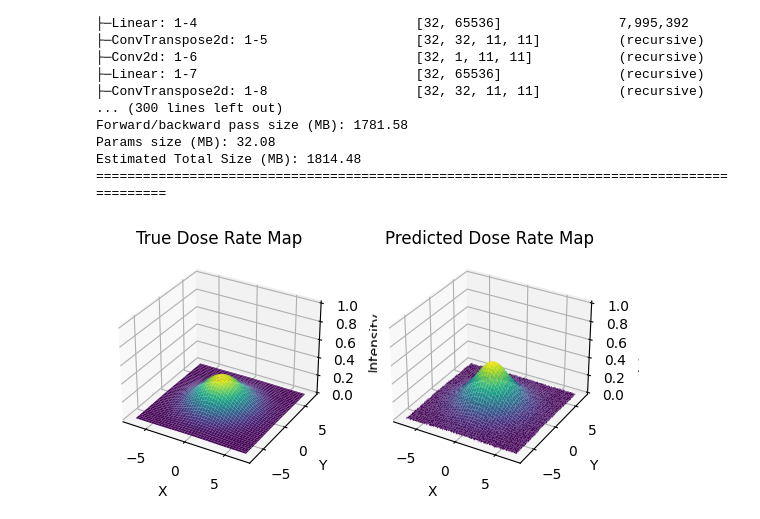
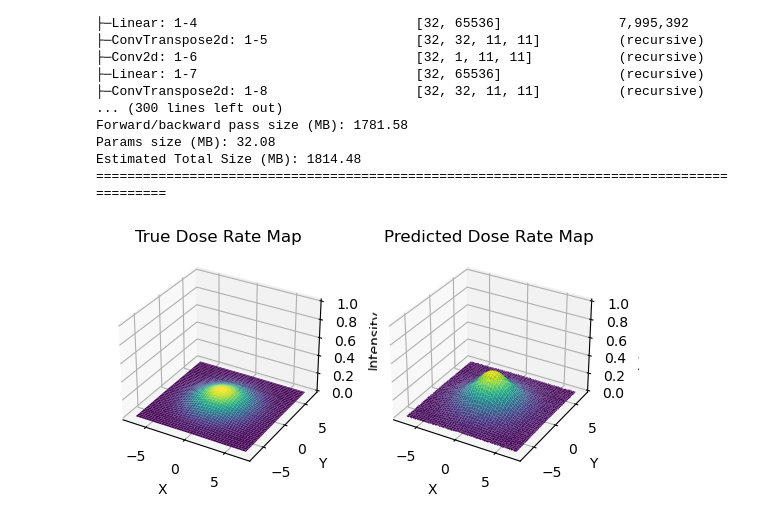
Before and after one commit to davidfobar/SCRAM, a Jupyter notebook: MINES-Sim/pyTorch_model.ipynb, the cells around one changed output. Cells and saved outputs as stored; diff of their text form; code cells hidden in the pictures.

```diff
--- a/MINES-Sim/pyTorch_model.ipynb
+++ b/MINES-Sim/pyTorch_model.ipynb
@@ -714,33 +712,33 @@ for epoch in range(nEpochs):
             running_loss = 0.0
 # %%
 ## plot the results of the training
-timestep = 6
+timestep = 10
 
 x = np.linspace(-lsDistFromGZ-1, lsDistFromGZ+1, mapSize)
 y = np.linspace(-lsDistFromGZ-1, lsDistFromGZ+1, mapSize)
 x, y = np.meshgrid(x, y)
 
 #plot the first batch of dose rate maps before and after training as a 3d  surface plot with common scales for the z axis
 fig = plt.figure()
 ax = fig.add_subplot(121, projection='3d')
 ax.plot_surface(x, y, doseRateData[0,timestep,:,:], cmap='viridis')
 ax.set_title('True Dose Rate Map')
 ax.set_xlabel('X')
 ax.set_ylabel('Y')
 ax.set_zlabel('Intensity')
 ax.set_zlim(0, 1)
 
 ax = fig.add_subplot(122, projection='3d')
 ax.plot_surface(x, y, outputs[0,timestep,:,:].detach().cpu().numpy(), cmap='viridis')
 ax.set_title('Predicted Dose Rate Map')
 ax.set_xlabel('X')
 ax.set_ylabel('Y')
 ax.set_zlabel('Intensity')
 ax.set_zlim(0, 1)
 
 plt.show()
 # %% [output]
-[figure, old version]
+[figure, new version]
 # %%
 ## for a single simulation, plot the mse of the dose rate map predictions as a function of time
 
```
Also changed, not shown: parts of 8 cells of this notebook.
